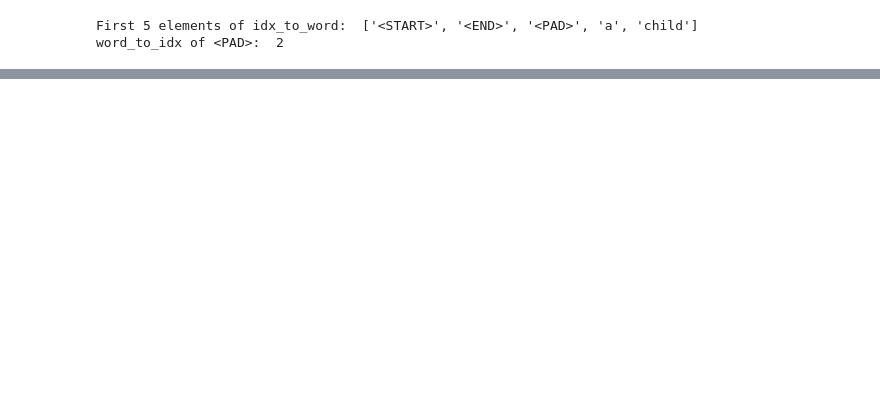
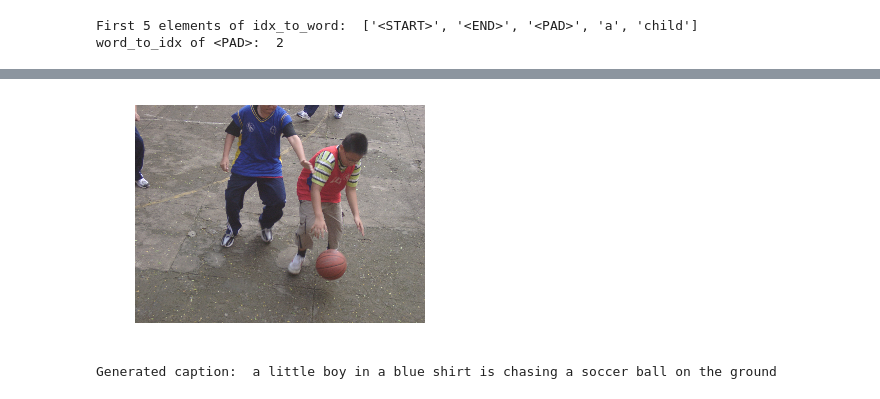
Before and after one commit to anhtu96/image-captioning, a Jupyter notebook: image_captioning.ipynb, the cells around one changed output, grey strips where cells are left out. Drawn from its saved outputs; the diff is of its cells as text; code cells hidden in the pictures; blank space fills up the shorter version.

```diff
--- a/image_captioning.ipynb
+++ b/image_captioning.ipynb
@@ -129,0 +155,5 @@ Generated caption:  a little girl in a red shirt is swinging on a swing .
+# %%
+captioning.generate_caption('datasets/test_images/02040007.JPG', word_to_idx, idx_to_word, max_length, True, k=3)
+# %% [output]
+[figure, added]
+Generated caption:  a little boy in a blue shirt is chasing a soccer ball on the ground
```
Also changed, not shown: parts of 29 cells of this notebook, 1 other file.
